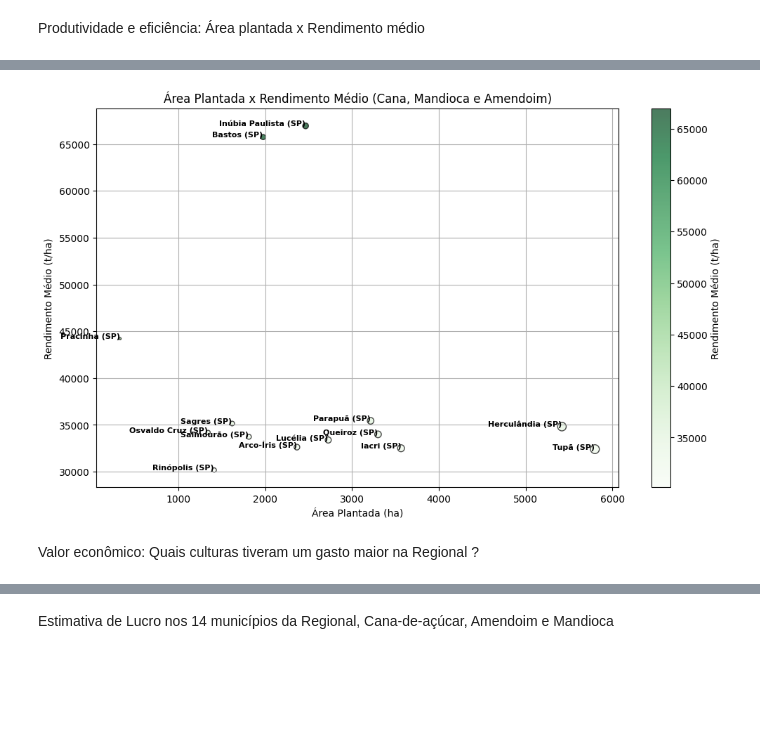
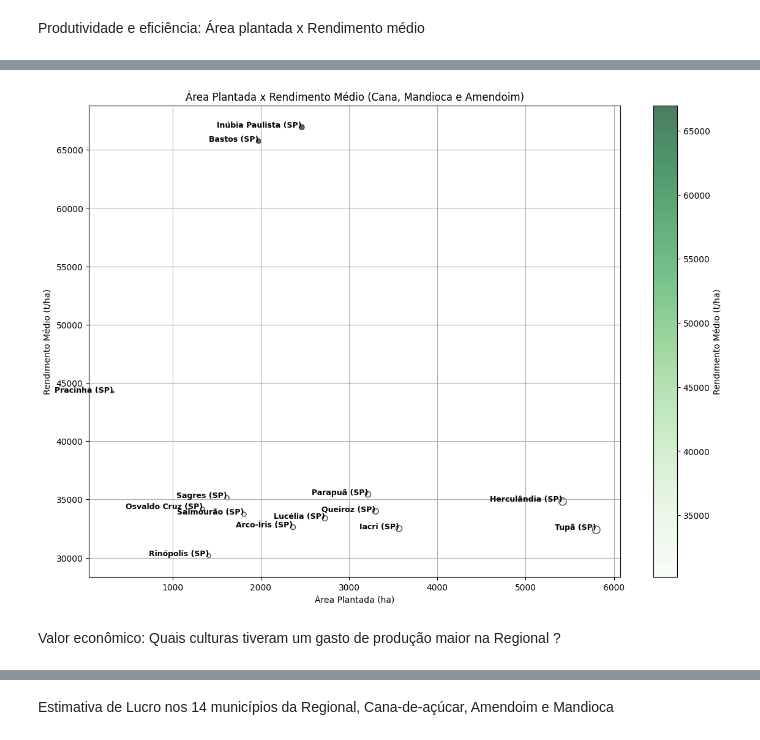
Before and after one commit to LuucasGabriel/PAM_IBGE, a Jupyter notebook: visualizando.ipynb, the cells around one changed output, grey strips where cells are left out. Drawn from its saved outputs; the diff is of its cells as text; code cells hidden in the pictures; blank space fills up the shorter version.

```diff
--- a/visualizando.ipynb
+++ b/visualizando.ipynb
@@ -239,7 +247,7 @@ df_produtividade = produtos_lavouras.pivot_table(
     values="Valor"
 ).reset_index()
 # %%
-plt.figure(figsize=(12,7))
+plt.figure(figsize=(14,10))
 
 # Tamanho e cor dos pontos
 sizes = df_produtividade["Área plantada ou destinada à colheita"] / 70 #tamanho dos pontos no grafico
@@ -254,36 +262,36 @@ scatter = plt.scatter(
     alpha=0.7,
     edgecolors="black"
 )#o SCATTER é utilizado para gráfico de dispersão, monstra a relação entre duas váriaveis, plotando cada observação no gráfico.
 
 # Adicionar legenda de cores
 cbar = plt.colorbar(scatter)
 cbar.set_label("Rendimento Médio (t/ha)")
 
 plt.title("Área Plantada x Rendimento Médio (Cana, Mandioca e Amendoim)")
 plt.xlabel("Área Plantada (ha)")
 plt.ylabel("Rendimento Médio (t/ha)")
 plt.grid(True)
 
 # Adicionar nomes dos 14 municipios
 top_municipios = df_produtividade.nlargest(14, "Área plantada ou destinada à colheita")
 
 for i, row in top_municipios.iterrows():
     plt.text(
         row["Área plantada ou destinada à colheita"],
         row["Rendimento médio da produção"],
         row["Município"],
-        fontsize=8,
+        fontsize=9,
         weight="bold",
         ha="right"
     )
 
 plt.show()
 
 #entendendo o Gráfico: os Municipios mais a direita como Tupã e Herculândia são os que possuem maior área plantada e também são os maiores produtores
 #já os municipios que estão mais acima no no gráfico tem maior produtividade por hectare
 # %% [output]
-[figure, old version]
+[figure, new version]
 # %% [markdown]
-Valor econômico: Quais culturas tiveram um gasto maior na Regional ?
+Valor econômico: Quais culturas tiveram um gasto de produção maior na Regional ?
 # %%
 #Valor da produção
```
Also changed, not shown: parts of 22 cells of this notebook.
